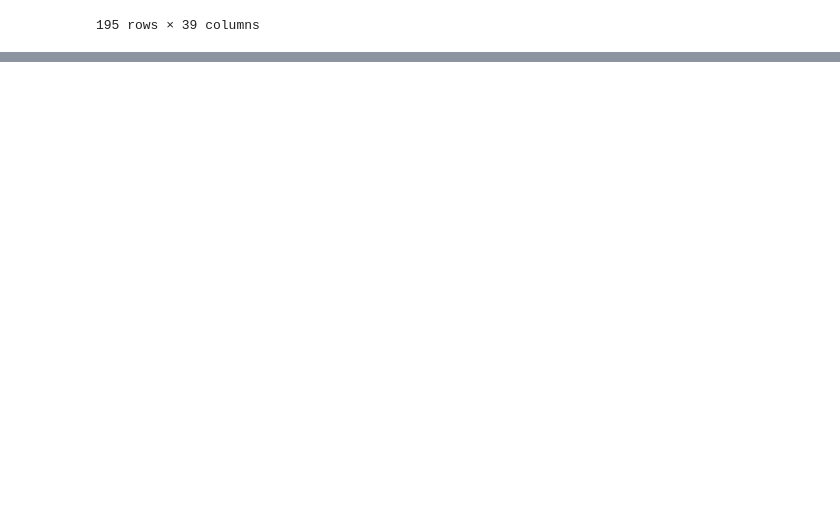
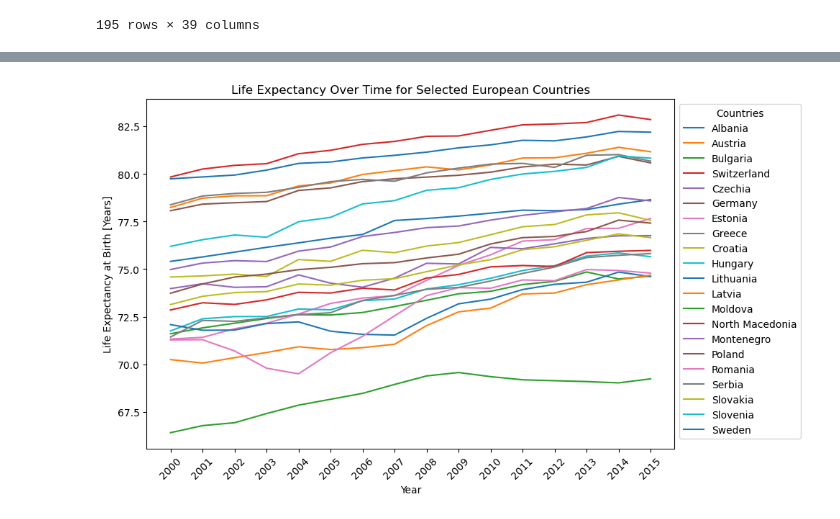
Before and after one commit to ttheszt27/NasaSpaceAppsChallange, a Jupyter notebook: Boldizsar/LifeEXP.ipynb, the cells around one changed output, grey strips where cells are left out. Saved outputs shown, nothing was run; the diff lists cells and outputs as text; code cells hidden in the pictures; blank space fills up the shorter version.

```diff
--- a/Boldizsar/LifeEXP.ipynb
+++ b/Boldizsar/LifeEXP.ipynb
@@ -55,3 +55,42 @@ plt.show()
+# %%
+import pandas as pd
+import matplotlib.pyplot as plt
+
+# Define the range of years you want to plot
+start_year = 1995
+end_year = 2021
+
+# Select life expectancy columns for the year range
+life_expectancy_cols = [col for col in df.columns if 'Life Expectancy at Birth' in col]
+
+# Extract the corresponding years from the column names
+years = [int(col.split()[-1].strip('()')) for col in life_expectancy_cols]
+
+# Filter the years and columns to include only those within the specified range
+filtered_years = [year for year in years if start_year <= year <= end_year]
+filtered_cols = [col for col, year in zip(life_expectancy_cols, years) if start_year <= year <= end_year]
+
+# Countries of interest
+countries_of_interest = ["Hungary", "Slovakia", "Romania", "Poland", "Croatia", "Serbia", "Montenegro", "Albania", "Czechia", "Bulgaria", "Greece", "North Macedonia",
+                         "Moldova", "Lithuania", "Latvia", "Germany", "Austria", "Switzerland", "Slovenia", "Sweden", "Estonia"]
+selected_countries = df[df['Country'].isin(countries_of_interest)]
+
+# Plot
+plt.figure(figsize=(10, 6))
+
+for index, row in selected_countries.iterrows():
+    plt.plot(filtered_years, row[filtered_cols], label=row['Country'])
+
+plt.title('Life Expectancy Over Time for Selected European Countries')
+plt.xlabel('Year')
+plt.ylabel('Life Expectancy at Birth [Years]')
+plt.legend(loc='upper left', bbox_to_anchor=(1, 1), title="Countries")
+plt.xticks(filtered_years, rotation=45)
+plt.tight_layout()
+
+plt.show()
+# %% [output]
+[figure, added]
 # %%
 # Step 1: Filter data for 2020 and include ISO3 codes
 life_expectancy_2020_col = 'Life Expectancy at Birth (2020)'
```
Also changed, not shown: parts of 3 cells of this notebook, 1 other file.
